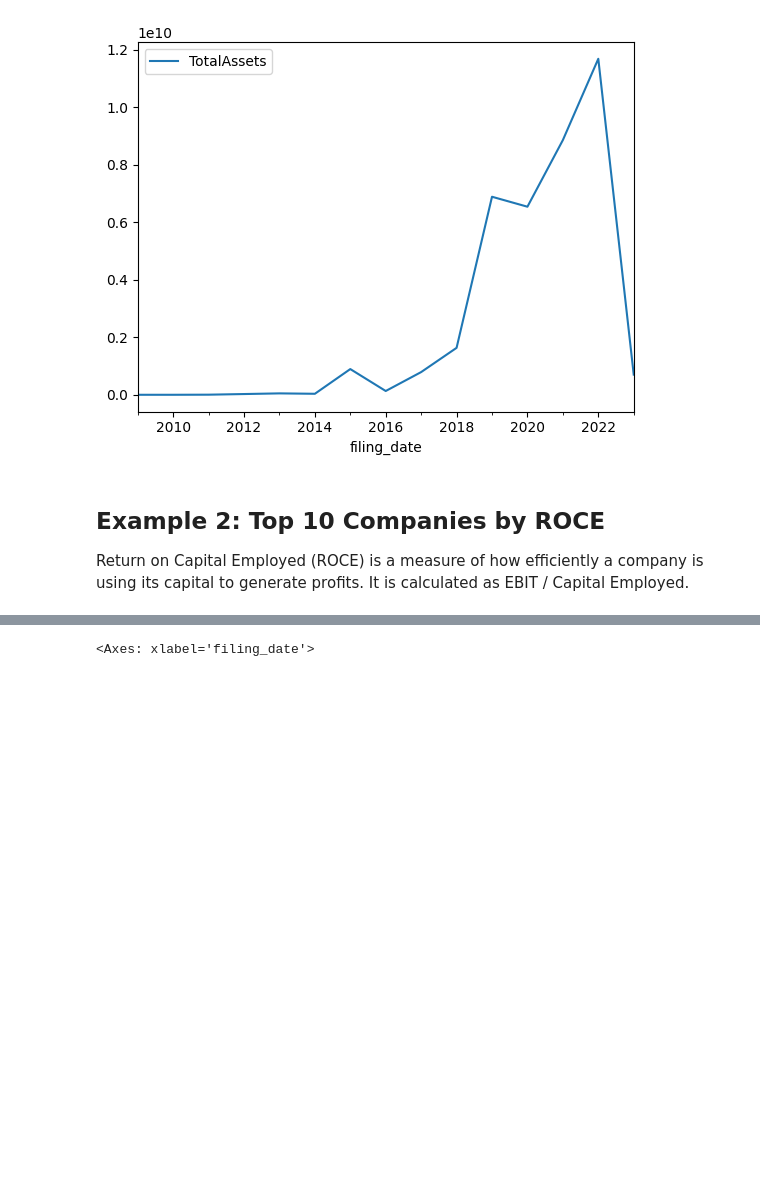
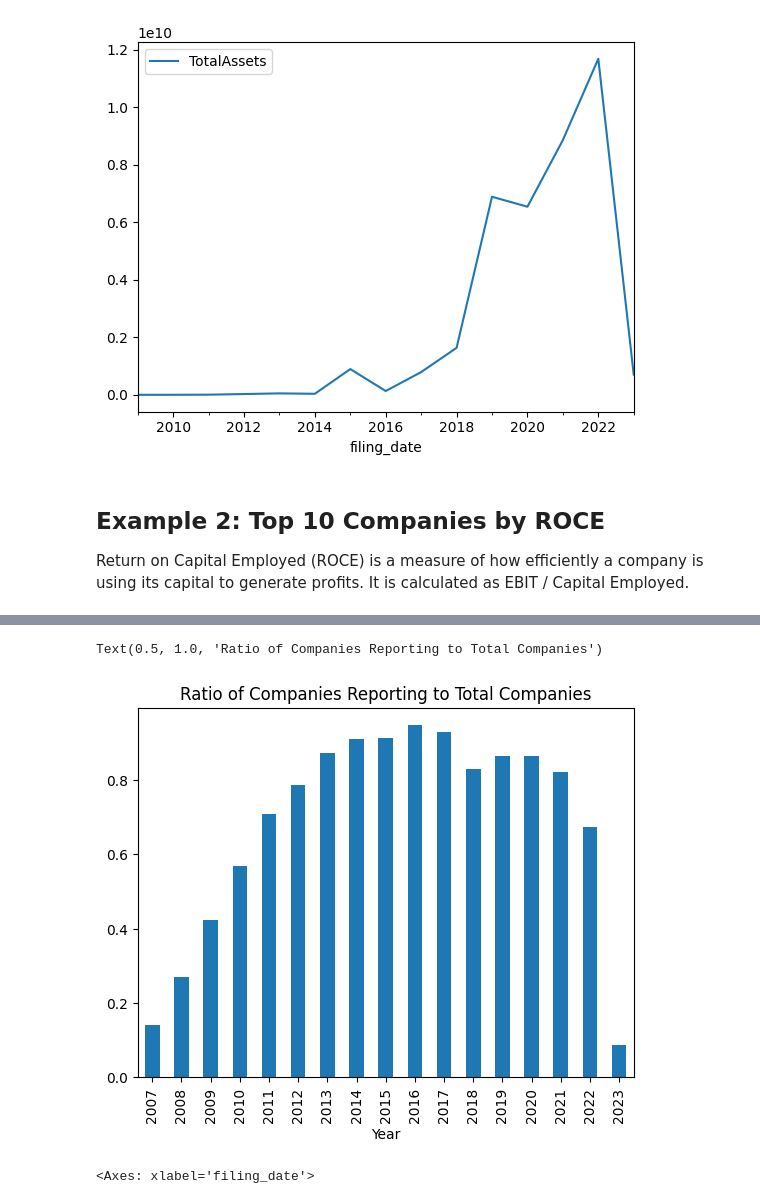
Before and after one commit to jstammers/companies-house-abm, a Jupyter notebook: notebooks/example_queries.ipynb, the cells around one changed output, grey strips where cells are left out. Drawn from its saved outputs; the diff is of its cells as text; code cells hidden in the pictures; blank space fills up the shorter version.

```diff
--- a/notebooks/example_queries.ipynb
+++ b/notebooks/example_queries.ipynb
@@ -123,0 +92,5 @@ capital = con.execute("""SELECT name, count(distinct company) as num_companies,
+# %%
+total_companies = con.execute("SELECT CompanyNumber, CompanyStatus, IncorporationDate, DissolutionDate FROM companies").fetchdf()
+# %%
+total_companies['IncorporationDate'] = pd.to_datetime(total_companies['IncorporationDate'])
+total_companies['DissolutionDate'] = pd.to_datetime(total_companies['DissolutionDate'])
@@ -124 +99,13 @@ capital = con.execute("""SELECT name, count(distinct company) as num_companies,
+# %%
+inc_per_year = total_companies['IncorporationDate'].value_counts().sort_index().resample('Y').sum().cumsum()
+# %%
+j = yearly_companies.merge(inc_per_year, left_on='filing_date', right_index=True, how='left')
+j['ratio'] = j['num_companies'] / j['count']
+j.index = j.index.year
+j['ratio'].plot(kind='bar')
+plt.xlabel("Year")
+plt.title("Ratio of Companies Reporting to Total Companies")
+# %% [output]
+Text(0.5, 1.0, 'Ratio of Companies Reporting to Total Companies')
+[figure, added]
 # %%
```
Also changed, not shown: parts of 20 cells of this notebook, 7 other files.
